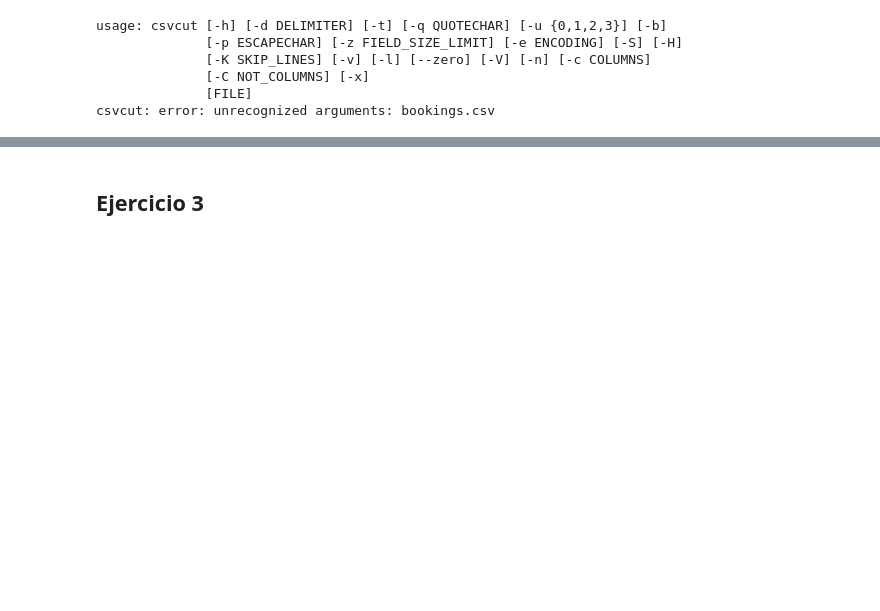
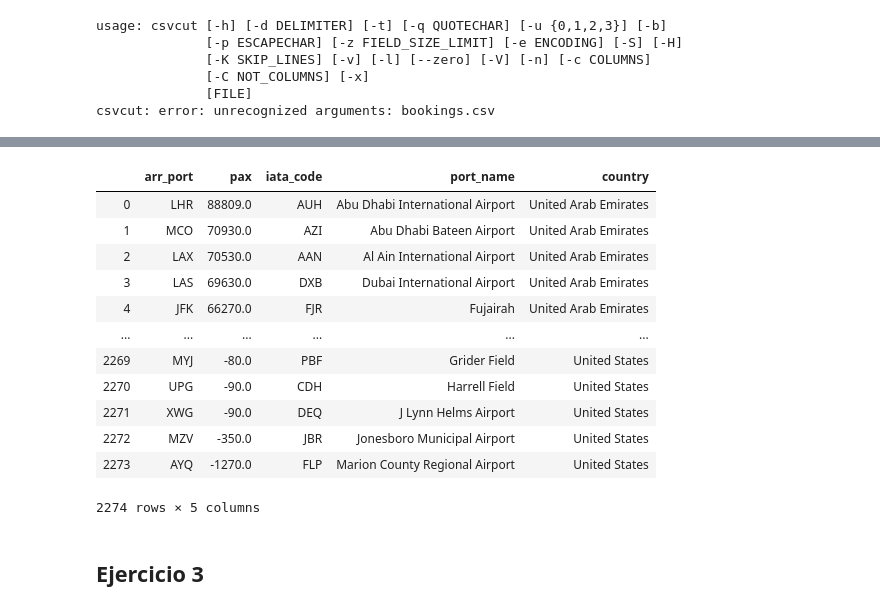
Before and after one commit to isabelpuche/Amadeus_Challenge, a Jupyter notebook: Amadeus_Challenge.ipynb, the cells around one changed output, grey strips where cells are left out. Saved outputs shown, nothing was run; the diff lists cells and outputs as text; code cells hidden in the pictures; blank space fills up the shorter version.

```diff
--- a/Amadeus_Challenge.ipynb
+++ b/Amadeus_Challenge.ipynb
@@ -112,0 +176,5 @@ df1
+# %%
+# Create Data Frame, group by "arr_port" and filter by "pax", then sort the data and return top ten arriving airport by passenger affluence
+df2 = pd.DataFrame(all_chunks.groupby("arr_port")["pax"].sum().sort_values(ascending = False).reset_index())
+
+df2.head(10)
@@ -112,0 +195,9 @@ df1
+# %%
+# Read GeoBases .csv
+filepath = "https://raw.githubusercontent.com/opentraveldata/geobases/public/GeoBases/DataSources/Airports/GeoNames/airports_geonames_only_clean.csv"
+
+# Since, there is no header, we should introduce header = None as arg, select columns (iata_code, port_name, country) and define column names
+columns = ['iata_code', 'port_name', 'country']
+iata_names = pd.read_csv(filepath, delimiter = "^", header = None, usecols = [0, 1, 4], names = columns)
+
+iata_names.head()
@@ -112,0 +211,5 @@ df1
+# %%
+# Before merging the two Data Frames, we shall set 'iata_code' and 'arr_port' as index in their respective DF, one after another
+
+iata_names["iata_code"] = iata_names["iata_code"].str.strip()
+iata_names.set_index("iata_code")
@@ -112,0 +231,5 @@ df1
+# %%
+# Before merging the two Data Frames, we shall set 'iata_code' and 'arr_port' as index in their DF one after another
+
+df2["arr_port"] = df2["arr_port"].str.strip()
+df2.set_index("arr_port")
@@ -113,3 +251,21 @@ df1
+# %%
+# Merge files on index to include names of country and airprt
+df3 = df2.join(iata_names, how = "left")
+df3
+# %% [output]
+|  | arr_port | pax | iata_code | port_name | country |
+| 0 | LHR | 88809.0 | AUH | Abu Dhabi International Airport | United Arab Emirates |
+| 1 | MCO | 70930.0 | AZI | Abu Dhabi Bateen Airport | United Arab Emirates |
+| 2 | LAX | 70530.0 | AAN | Al Ain International Airport | United Arab Emirates |
+| 3 | LAS | 69630.0 | DXB | Dubai International Airport | United Arab Emirates |
+| 4 | JFK | 66270.0 | FJR | Fujairah | United Arab Emirates |
+| ... | ... | ... | ... | ... | ... |
+| 2269 | MYJ | -80.0 | PBF | Grider Field | United States |
+| 2270 | UPG | -90.0 | CDH | Harrell Field | United States |
+| 2271 | XWG | -90.0 | DEQ | J Lynn Helms Airport | United States |
+| 2272 | MZV | -350.0 | JBR | Jonesboro Municipal Airport | United States |
+| 2273 | AYQ | -1270.0 | FLP | Marion County Regional Airport | United States |
+2274 rows × 5 columns
 # %% [markdown]
 ## Ejercicio 3
 # %% [markdown]
```
Also changed, not shown: parts of 32 cells of this notebook.
